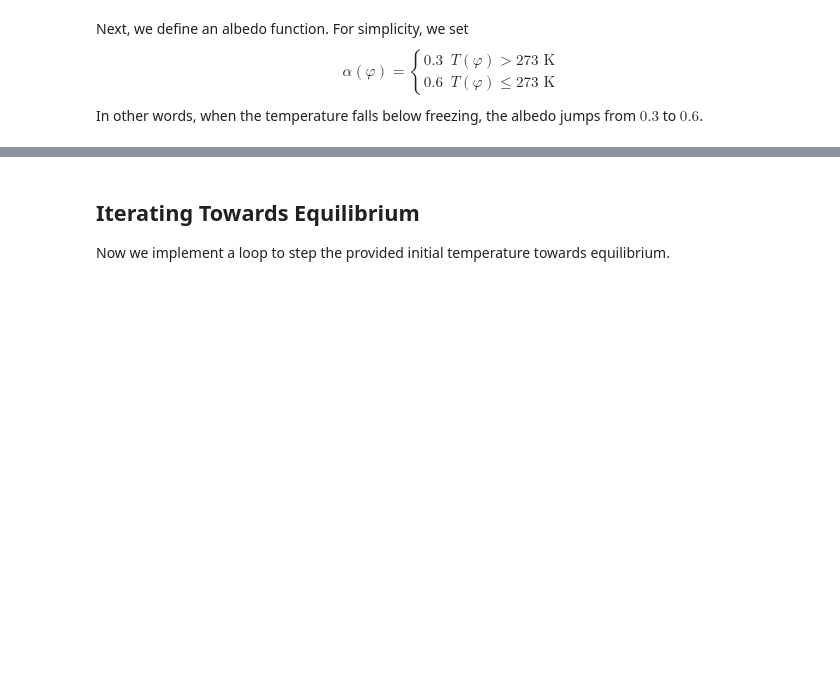
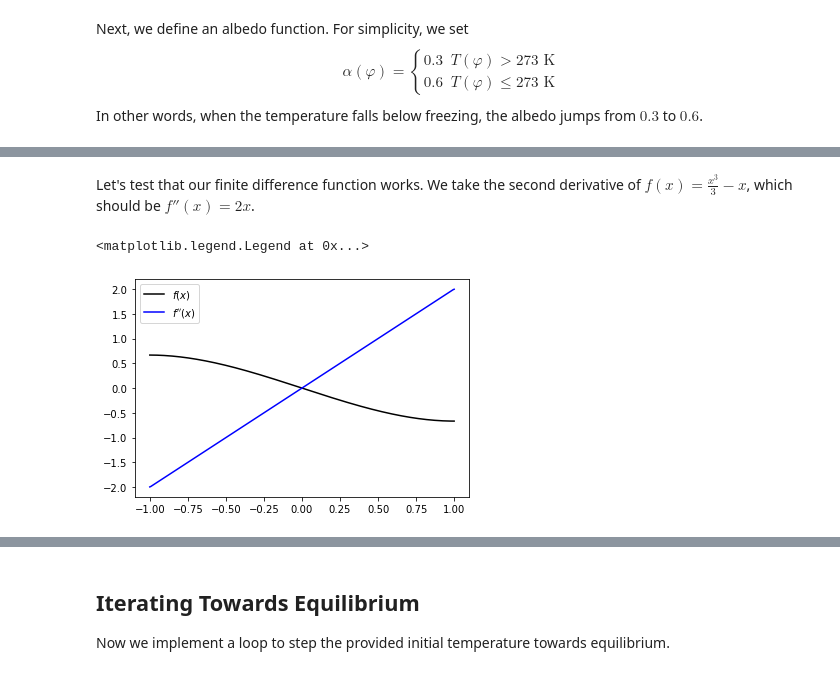
Before and after one commit to dsconnelly/nyu-climate, a Jupyter notebook: ebalance.ipynb, the cells around one changed output, grey strips where cells are left out. Saved outputs shown, nothing was run; the diff lists cells and outputs as text; code cells hidden in the pictures; blank space fills up the shorter version.

```diff
--- a/ebalance.ipynb
+++ b/ebalance.ipynb
@@ -52,8 +81,25 @@ Then we just use the appropriate second-order forward/backward forward/backward
 # %%
-def diffusion(T):
+def second_derivative(T, h):
     out = np.zeros(T.shape)
-    out[0] = (T[2] - 2 * T[1] + T[0]) / (dphi ** 2)
-    out[1:-1] = (T[:-2] - 2 * T[1:-1] + T[2:]) / (dphi ** 2)
-    out[-1] = (T[-1] - 2 * T[-2] + T[-3]) / (dphi ** 2)
 
-    return D * out
+    out[0] = 2 * (T[1] - T[0])
+    out[1:-1] = (T[:-2] - 2 * T[1:-1] + T[2:])
+    out[-1] = 2 * (T[-2] - T[-1])
+
+    return out / (h ** 2)
+# %% [markdown]
+Let's test that our finite difference function works. We take the second derivative of $f(x) = \frac{x^3}{3} - x$, which should be $f''(x) = 2x$.
+# %%
+%matplotlib inline
+_, ax = plt.subplots()
+
+x = np.linspace(-1, 1, 300)
+f = ((x ** 3) / 3) - x
+d = second_derivative(f, x[1] - x[0])
+
+ax.plot(x, f, color='k', label='$f(x)$')
+ax.plot(x, d, color='b', label='$f\'\'(x)$')
+ax.legend()
+# %% [output]
+<matplotlib.legend.Legend at 0x...>
+[figure, added]
```
Also changed, not shown: parts of 19 cells of this notebook, 1 other file.
